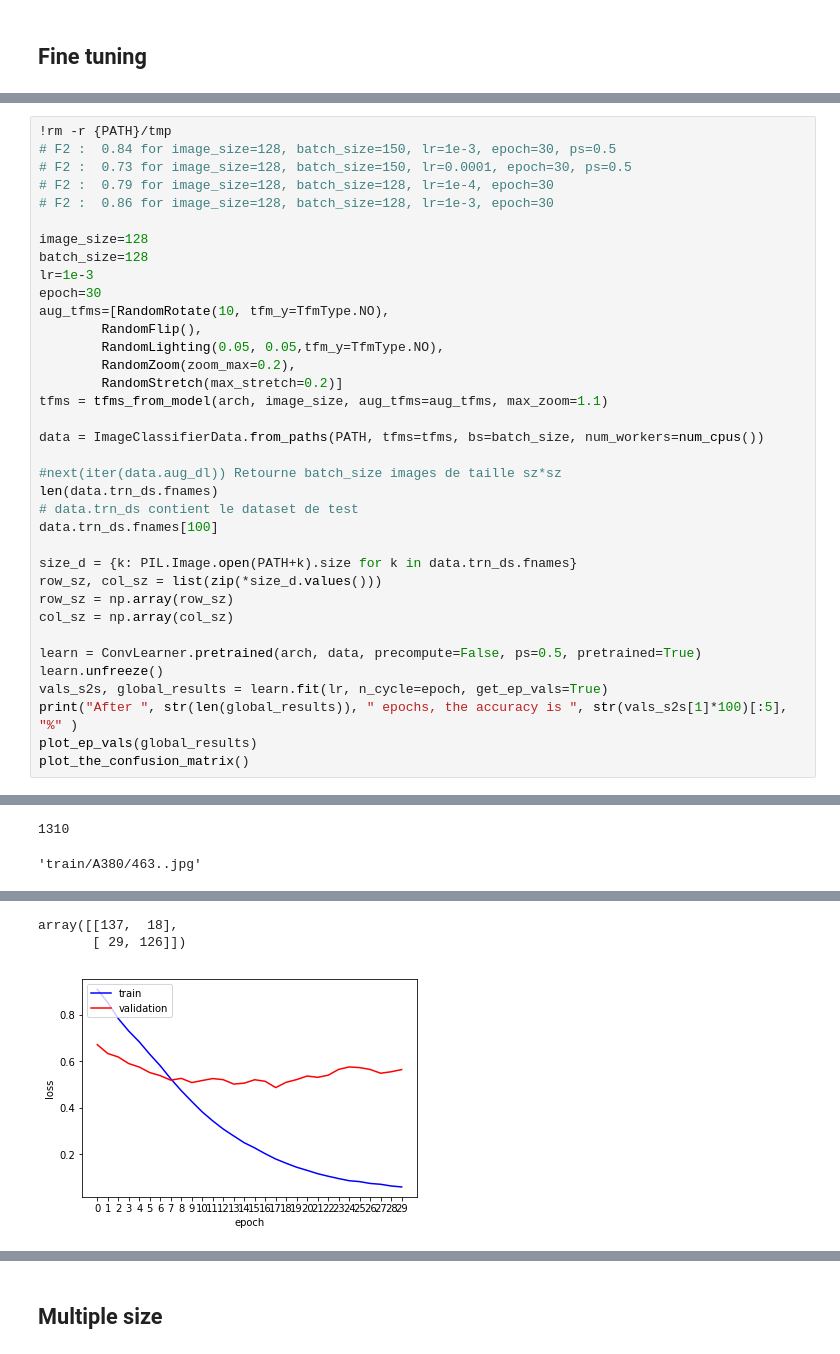
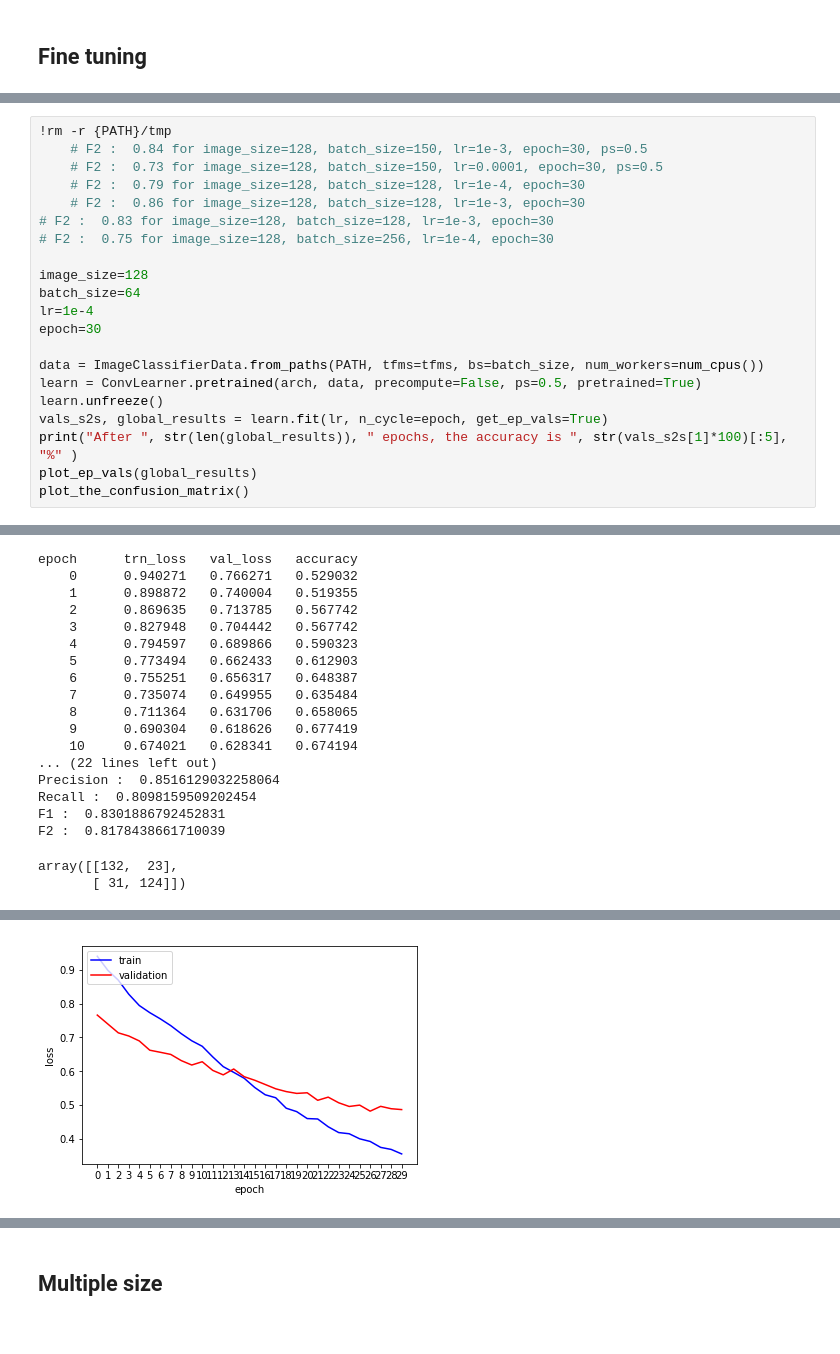
Before and after one commit to benoit-cty/deep_learning_tests, a Jupyter notebook: 01-Binary_Classification_747_vs_A380.ipynb, the cells around one changed output, grey strips where cells are left out. Saved outputs shown, nothing was run; the diff lists cells and outputs as text.

```diff
--- a/01-Binary_Classification_747_vs_A380.ipynb
+++ b/01-Binary_Classification_747_vs_A380.ipynb
@@ -281,33 +310,18 @@ Data augmentation options : https://becominghuman.ai/data-augmentation-using-fas
 # %%
 !rm -r {PATH}/tmp
-# F2 :  0.84 for image_size=128, batch_size=150, lr=1e-3, epoch=30, ps=0.5
-# F2 :  0.73 for image_size=128, batch_size=150, lr=0.0001, epoch=30, ps=0.5
-# F2 :  0.79 for image_size=128, batch_size=128, lr=1e-4, epoch=30
-# F2 :  0.86 for image_size=128, batch_size=128, lr=1e-3, epoch=30
+    # F2 :  0.84 for image_size=128, batch_size=150, lr=1e-3, epoch=30, ps=0.5
+    # F2 :  0.73 for image_size=128, batch_size=150, lr=0.0001, epoch=30, ps=0.5
+    # F2 :  0.79 for image_size=128, batch_size=128, lr=1e-4, epoch=30
+    # F2 :  0.86 for image_size=128, batch_size=128, lr=1e-3, epoch=30
+# F2 :  0.83 for image_size=128, batch_size=128, lr=1e-3, epoch=30
+# F2 :  0.75 for image_size=128, batch_size=256, lr=1e-4, epoch=30
 
 image_size=128
-batch_size=128
-lr=1e-3
+batch_size=64
+lr=1e-4
 epoch=30
-aug_tfms=[RandomRotate(10, tfm_y=TfmType.NO),
-        RandomFlip(),
-        RandomLighting(0.05, 0.05,tfm_y=TfmType.NO),
-        RandomZoom(zoom_max=0.2),
-        RandomStretch(max_stretch=0.2)]
-tfms = tfms_from_model(arch, image_size, aug_tfms=aug_tfms, max_zoom=1.1)
 
 data = ImageClassifierData.from_paths(PATH, tfms=tfms, bs=batch_size, num_workers=num_cpus())
-
-#next(iter(data.aug_dl)) Retourne batch_size images de taille sz*sz
-len(data.trn_ds.fnames)
-# data.trn_ds contient le dataset de test
-data.trn_ds.fnames[100]
-
-size_d = {k: PIL.Image.open(PATH+k).size for k in data.trn_ds.fnames}
-row_sz, col_sz = list(zip(*size_d.values()))
-row_sz = np.array(row_sz)
-col_sz = np.array(col_sz)
-
 learn = ConvLearner.pretrained(arch, data, precompute=False, ps=0.5, pretrained=True)
 learn.unfreeze()
 vals_s2s, global_results = learn.fit(lr, n_cycle=epoch, get_ep_vals=True)
@@ -318,2 +333,19 @@ plot_the_confusion_matrix()
-1310
+epoch      trn_loss   val_loss   accuracy
+    0      0.940271   0.766271   0.529032
+    1      0.898872   0.740004   0.519355
+    2      0.869635   0.713785   0.567742
+    3      0.827948   0.704442   0.567742
+    4      0.794597   0.689866   0.590323
+    5      0.773494   0.662433   0.612903
+    6      0.755251   0.656317   0.648387
+    7      0.735074   0.649955   0.635484
+    8      0.711364   0.631706   0.658065
+    9      0.690304   0.618626   0.677419
+    10     0.674021   0.628341   0.674194
+... (22 lines left out)
+Precision :  0.8516129032258064
+Recall :  0.8098159509202454
+F1 :  0.8301886792452831
+F2 :  0.8178438661710039
-'train/A380/463..jpg'
+array([[132,  23],
+       [ 31, 124]])
@@ -338,3 +352 @@ F2 :  0.8363858363858363
-array([[137,  18],
-       [ 29, 126]])
-[figure, old version]
+[figure, new version]
```
Also changed, not shown: parts of 31 cells of this notebook.
